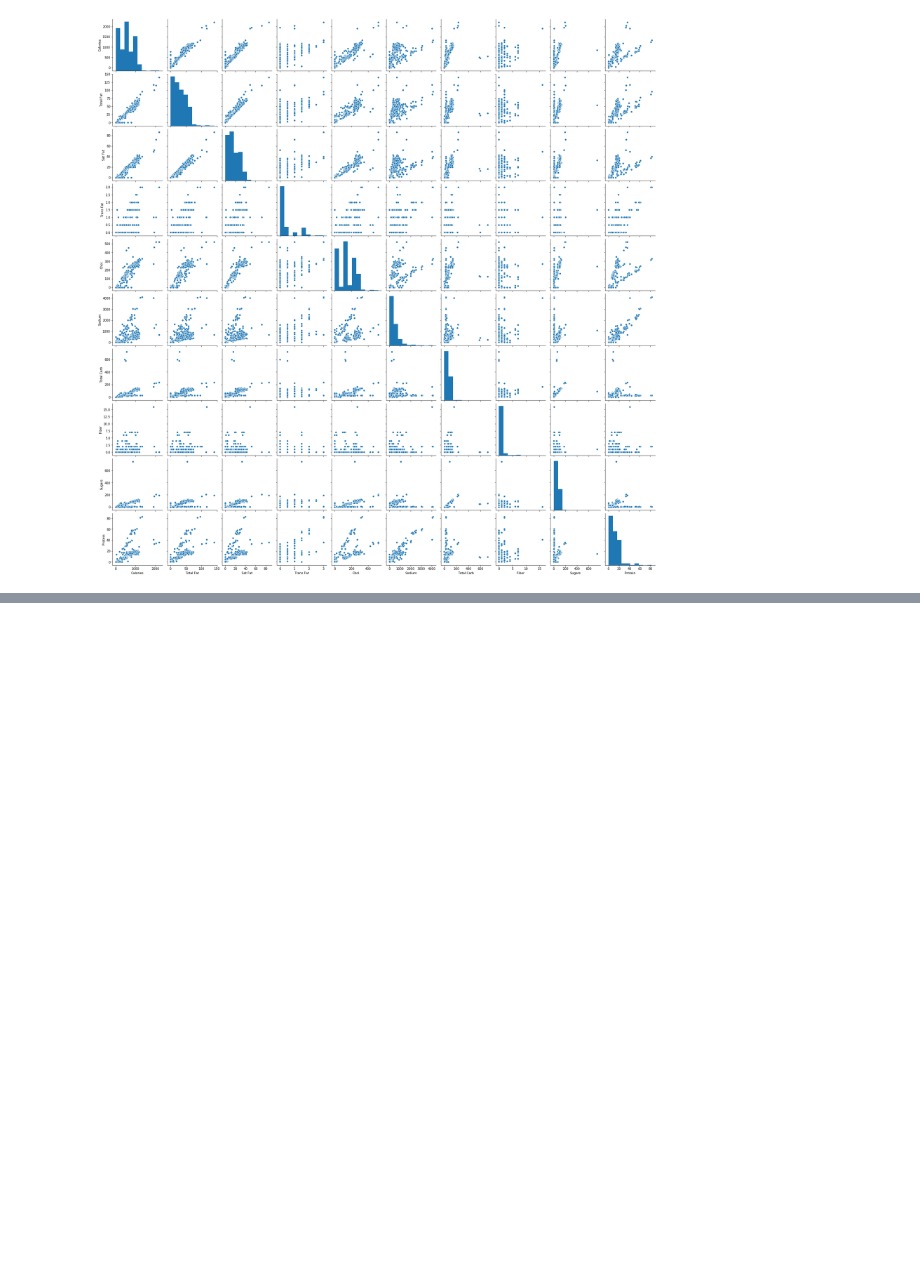
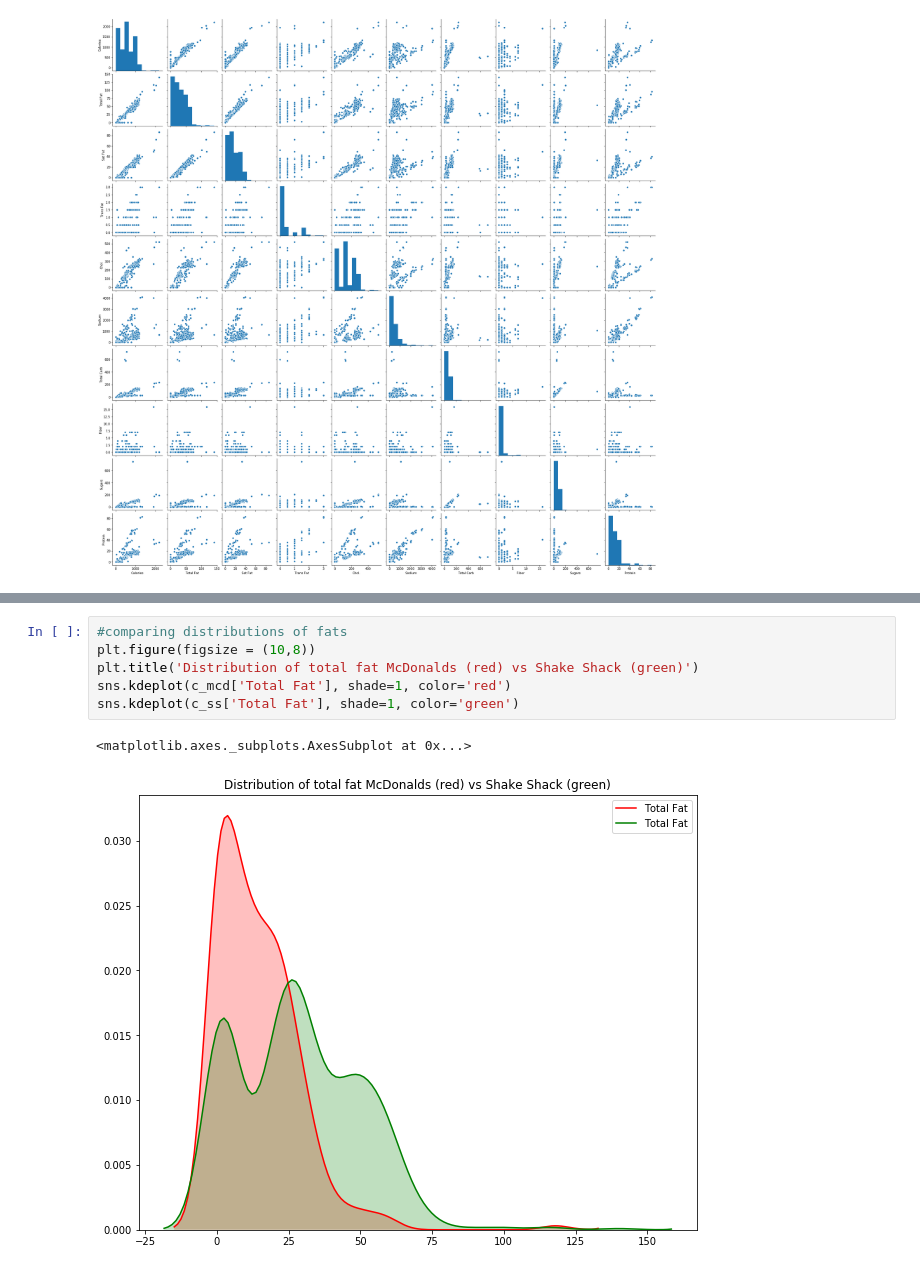
Before and after one commit to agorina91/burgers, a Jupyter notebook: Burger_Statistics.ipynb, the cells around one changed output, grey strips where cells are left out. Cells and saved outputs as stored; diff of their text form; blank space fills up the shorter version.

```diff
--- a/Burger_Statistics.ipynb
+++ b/Burger_Statistics.ipynb
@@ -249,0 +259,9 @@ sns.pairplot(c_ss)
+# %%
+#comparing distributions of fats
+plt.figure(figsize = (10,8))
+plt.title('Distribution of total fat McDonalds (red) vs Shake Shack (green)')
+sns.kdeplot(c_mcd['Total Fat'], shade=1, color='red')
+sns.kdeplot(c_ss['Total Fat'], shade=1, color='green')
+# %% [output]
+<matplotlib.axes._subplots.AxesSubplot at 0x...>
+[figure, added]
```
Also changed, not shown: parts of 12 cells of this notebook.
